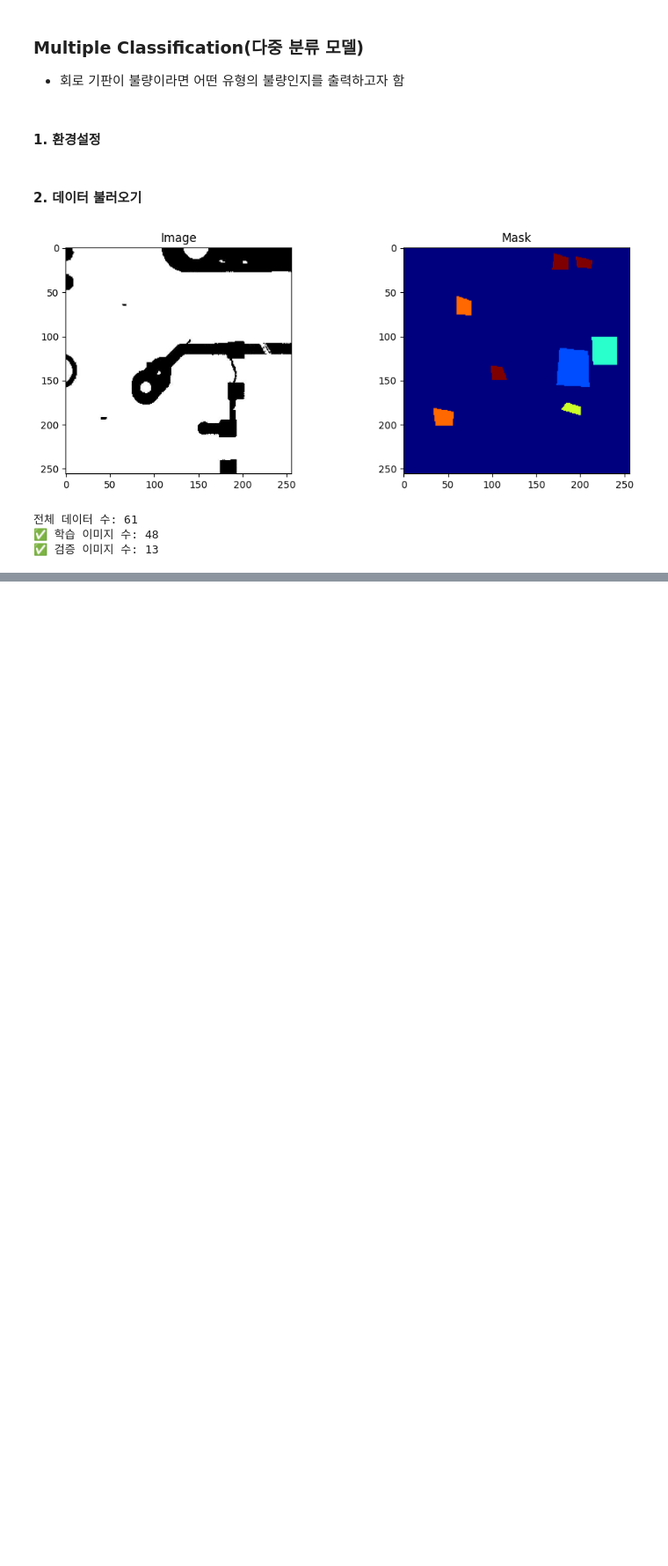
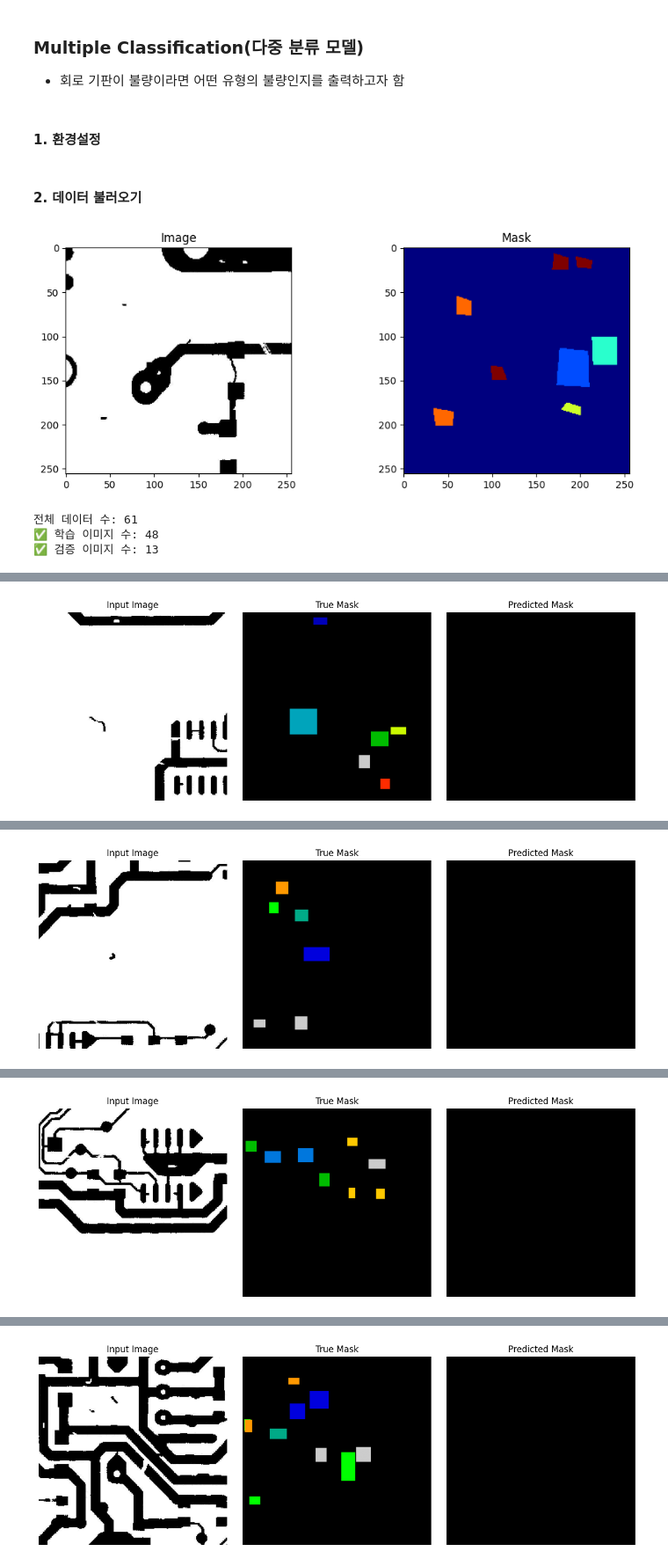
Before and after one commit to jsh0725/PCB_Classification, a Jupyter notebook: multilabel.ipynb, the cells around one changed output, grey strips where cells are left out. Shown at 88% size. Cells and saved outputs as stored; diff of their text form; code cells hidden in the pictures; blank space fills up the shorter version.

```diff
--- a/multilabel.ipynb
+++ b/multilabel.ipynb
@@ -90,0 +168,8 @@ print(f"✅ 검증 이미지 수: {X_val.shape[0]}")
+# %%
+# 모델 학습
+history = unet_model.fit(
+    X_train, y_train,
+    validation_data=(X_val, y_val),
+    batch_size=8,
+    epochs=10
+)
@@ -90,0 +197,34 @@ print(f"✅ 검증 이미지 수: {X_val.shape[0]}")
+# %%
+
+# 하나 또는 일부 샘플에 대해 예측
+def visualize_prediction(model, images, masks, num_samples=30):
+    indices = np.random.choice(len(images), num_samples, replace=False)
+
+    for i in indices:
+        image = np.expand_dims(images[i], axis=0)  # [1, H, W, 3]
+        pred = model.predict(image)
+        pred_mask = np.argmax(pred.squeeze(), axis=-1)  # [H, W]
+        true_mask = np.argmax(masks[i], axis=-1)        # [H, W]
+
+        # 시각화
+        plt.figure(figsize=(12, 4))
+        plt.subplot(1, 3, 1)
+        plt.imshow(images[i])
+        plt.title("Input Image")
+        plt.axis('off')
+
+        plt.subplot(1, 3, 2)
+        plt.imshow(true_mask, cmap='nipy_spectral')
+        plt.title("True Mask")
+        plt.axis('off')
+
+        plt.subplot(1, 3, 3)
+        plt.imshow(pred_mask, cmap='nipy_spectral')
+        plt.title("Predicted Mask")
+        plt.axis('off')
+
+        plt.tight_layout()
+        plt.show()
+
+visualize_prediction(unet_model, X_val, y_val, num_samples=5)
+# %% [output]
@@ -90,0 +232 @@ print(f"✅ 검증 이미지 수: {X_val.shape[0]}")
+[figure, added]
@@ -90,0 +234 @@ print(f"✅ 검증 이미지 수: {X_val.shape[0]}")
+[figure, added]
@@ -90,0 +236 @@ print(f"✅ 검증 이미지 수: {X_val.shape[0]}")
+[figure, added]
@@ -90,0 +238 @@ print(f"✅ 검증 이미지 수: {X_val.shape[0]}")
+[figure, added]
```
Also changed, not shown: parts of 4 cells of this notebook.
